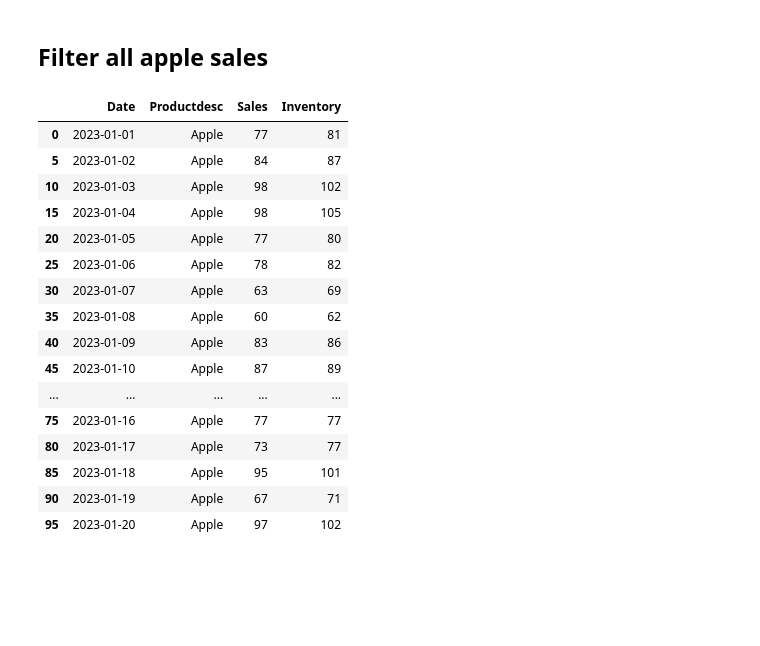
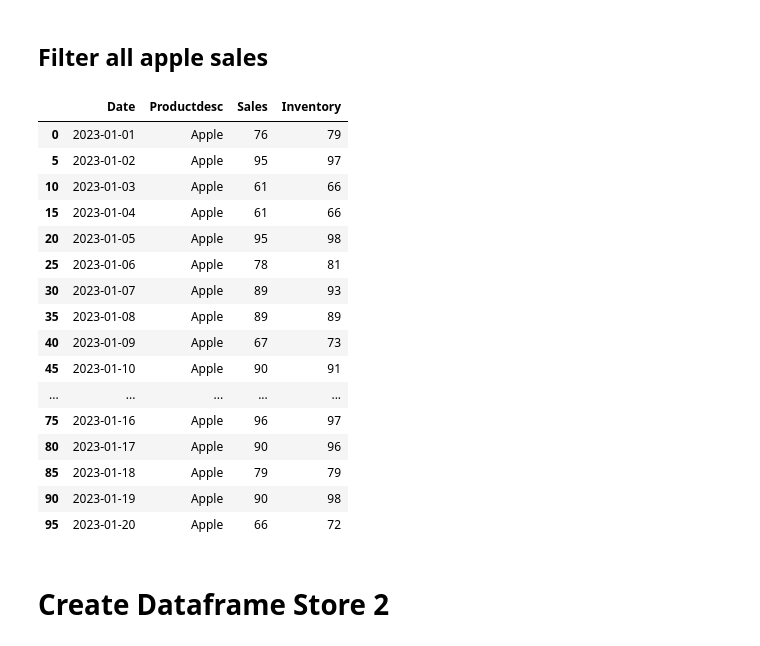
Before and after one commit to Pavlovj/bootcamp, a Jupyter notebook: Supermarketdata.ipynb, the cells around one changed output. Drawn from its saved outputs; the diff is of its cells as text; code cells hidden in the pictures; blank space fills up the shorter version.

```diff
--- a/Supermarketdata.ipynb
+++ b/Supermarketdata.ipynb
@@ -10,7 +10,7 @@ import numpy as np
 dates = pd.date_range(start='2023-01-01', end='2023-04-01', freq='D').tolist()
 
 # create empty dataframe
-df = pd.DataFrame(columns=['Date', 'Productdesc', 'Sales'])
+df_store1 = pd.DataFrame(columns=['Date', 'Productdesc', 'Sales'])
 
 # Iterate through every day
 for date in dates:
@@ -18,4 +18,4 @@ for date in dates:
     products = ['Apple', 'Banana', 'Tomato', 'Orange', 'Potato']
     # Iteriere durch jeden Produkt und füge es dem DataFrame hinzu
     for product in products:
-        df = df.append({'Date': date, 'Productdesc': product, 'Sales': 0}, ignore_index=True)
+        df_store1 = df_store1.append({'Date': date, 'Productdesc': product, 'Sales': 0}, ignore_index=True)
@@ -46,9 +28,9 @@ sales_ranges = {'Apple': (60, 100),
                 'Potato': (10, 30)}
 
 # Generate random sales numbers
-for index, row in df_sales.iterrows():
+for index, row in df_store1.iterrows():
     product = row['Productdesc']
     sales_range = sales_ranges[product]
     sales = np.random.randint(sales_range[0], sales_range[1]+1)
-    df_sales.at[index, 'Sales'] = sales
+    df_store1.at[index, 'Sales'] = sales
 # %%
@@ -74,4 +56,4 @@ df_sales.head(20)
 # %% [markdown]
 ### Append Inventory Column
 # %%
-df_sales['Inventory'] = np.random.uniform(low=df_sales['Sales'], high=df_sales['Sales']*1.1).round().astype(int)
+df_store1['Inventory'] = np.random.uniform(low=df_store1['Sales'], high=df_store1['Sales']*1.1).round().astype(int)
@@ -131,22 +113,24 @@ df_sales.head(30)
 # %% [markdown]
 ## Filter all apple sales
 # %%
-df_sales[df_sales['Productdesc'] == "Apple"].head(20)
+df_store1[df_store1['Productdesc'] == "Apple"].head(20)
 # %% [output]
 |  | Date | Productdesc | Sales | Inventory |
-| 0 | 2023-01-01 | Apple | 77 | 81 |
-| 5 | 2023-01-02 | Apple | 84 | 87 |
-| 10 | 2023-01-03 | Apple | 98 | 102 |
-| 15 | 2023-01-04 | Apple | 98 | 105 |
-| 20 | 2023-01-05 | Apple | 77 | 80 |
-| 25 | 2023-01-06 | Apple | 78 | 82 |
-| 30 | 2023-01-07 | Apple | 63 | 69 |
-| 35 | 2023-01-08 | Apple | 60 | 62 |
-| 40 | 2023-01-09 | Apple | 83 | 86 |
-| 45 | 2023-01-10 | Apple | 87 | 89 |
+| 0 | 2023-01-01 | Apple | 76 | 79 |
+| 5 | 2023-01-02 | Apple | 95 | 97 |
+| 10 | 2023-01-03 | Apple | 61 | 66 |
+| 15 | 2023-01-04 | Apple | 61 | 66 |
+| 20 | 2023-01-05 | Apple | 95 | 98 |
+| 25 | 2023-01-06 | Apple | 78 | 81 |
+| 30 | 2023-01-07 | Apple | 89 | 93 |
+| 35 | 2023-01-08 | Apple | 89 | 89 |
+| 40 | 2023-01-09 | Apple | 67 | 73 |
+| 45 | 2023-01-10 | Apple | 90 | 91 |
 | ... | ... | ... | ... | ... |
-| 75 | 2023-01-16 | Apple | 77 | 77 |
-| 80 | 2023-01-17 | Apple | 73 | 77 |
-| 85 | 2023-01-18 | Apple | 95 | 101 |
-| 90 | 2023-01-19 | Apple | 67 | 71 |
-| 95 | 2023-01-20 | Apple | 97 | 102 |
+| 75 | 2023-01-16 | Apple | 96 | 97 |
+| 80 | 2023-01-17 | Apple | 90 | 96 |
+| 85 | 2023-01-18 | Apple | 79 | 79 |
+| 90 | 2023-01-19 | Apple | 90 | 98 |
+| 95 | 2023-01-20 | Apple | 66 | 72 |
+# %% [markdown]
+# Create Dataframe Store 2
```
Also changed, not shown: parts of 10 cells of this notebook.
